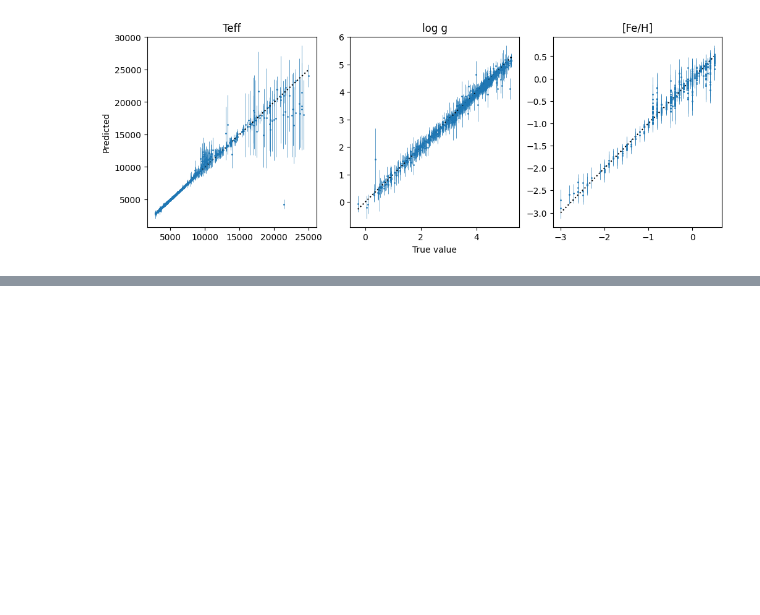
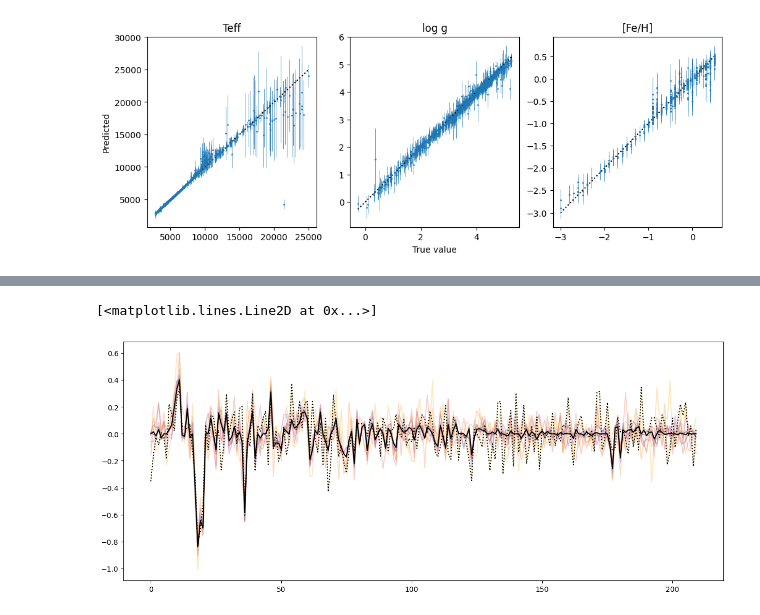
Before and after one commit to czs-school-23/bayesian-ml, a Jupyter notebook: stellar_spectra_example_emily.ipynb, the cells around one changed output, grey strips where cells are left out. Saved outputs shown, nothing was run; the diff lists cells and outputs as text; code cells hidden in the pictures; blank space fills up the shorter version.

```diff
--- a/stellar_spectra_example_emily.ipynb
+++ b/stellar_spectra_example_emily.ipynb
@@ -229,6 +229,10 @@ ax[2].set(title="[Fe/H]")
 # %%
 @tf.function
 def kl_divergence(q, p, _):
+    """We have to weight the KL divergence of every layer by the number of
+    training samples and the number of trainable parameters (roughly, I
+    think...)
+    """
     return tfp.distributions.kl_divergence(q, p) / tf.cast(x_train.shape[0], dtype=tf.float32) / 4300
 
 @tf.function
@@ -355,0 +399,20 @@ ax[2].set(title="[Fe/H]")
+# %%
+rng = np.random.default_rng(10)
+
+x_train_noisy = []
+for uncertainty in np.linspace(0, np.std(x_train), num=10):
+    x_train_noisy.append(x_train + rng.normal(scale=uncertainty, size=x_train.shape))
+x_train_noisy = np.asarray(x_train_noisy).reshape(2928*10, 210)
+
+y_train_noisy = np.tile(y_train, (10, 1))
+# %%
+fig, ax = plt.subplots(figsize=(15, 6))
+ax.plot(x_train_noisy[0], 'k-', zorder=1000)
+cmap = plt.get_cmap("inferno")
+for i in range(9):
+    ax.plot(x_train_noisy[(i+1)*2928], alpha=0.25, color=cmap((i + 1)/10))
+
+ax.plot(x_train_noisy[9*2928], 'k:', zorder=1000)
+# %% [output]
+[<matplotlib.lines.Line2D at 0x...>]
+[figure, added]
```
Also changed, not shown: parts of 9 cells of this notebook.
